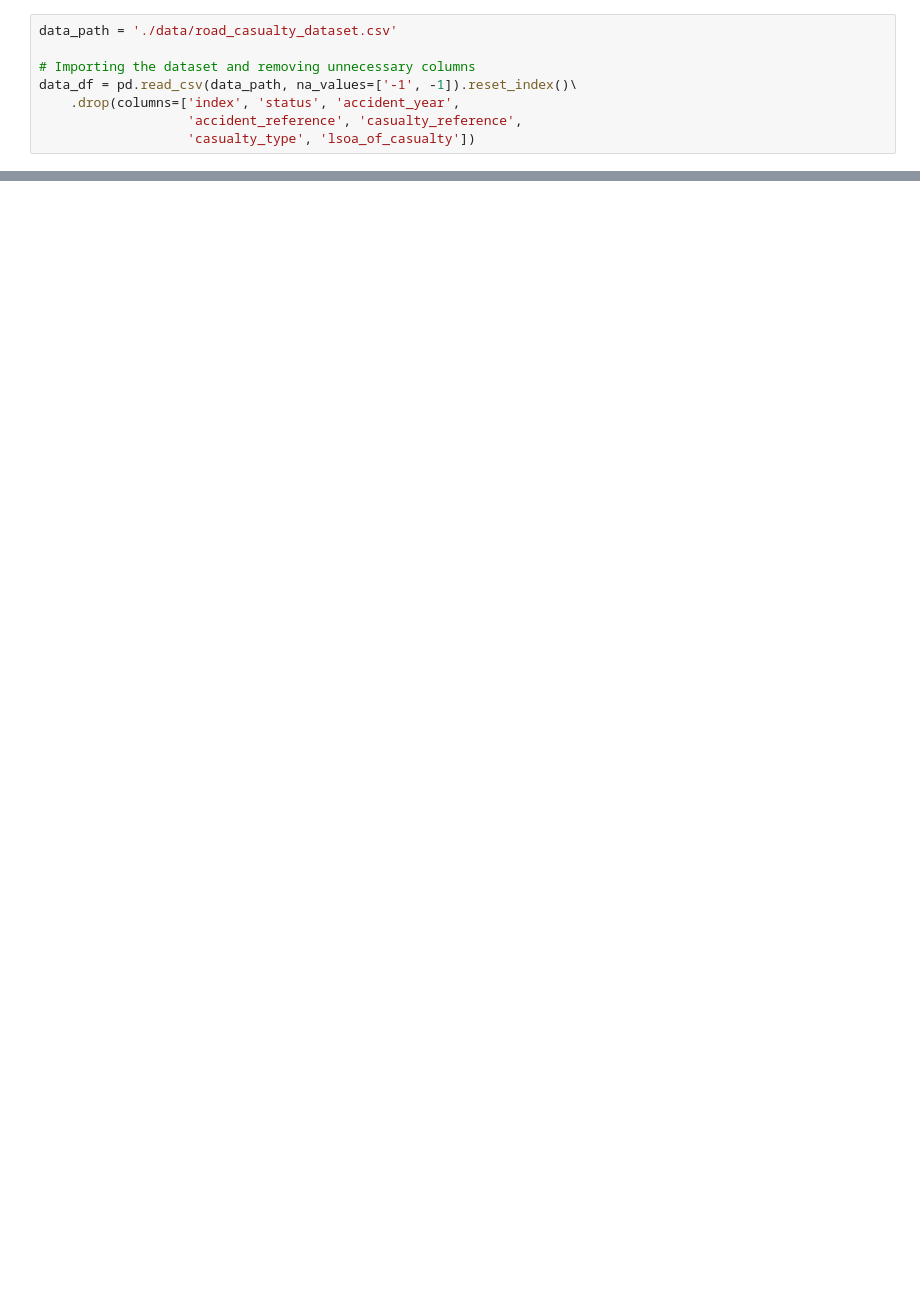
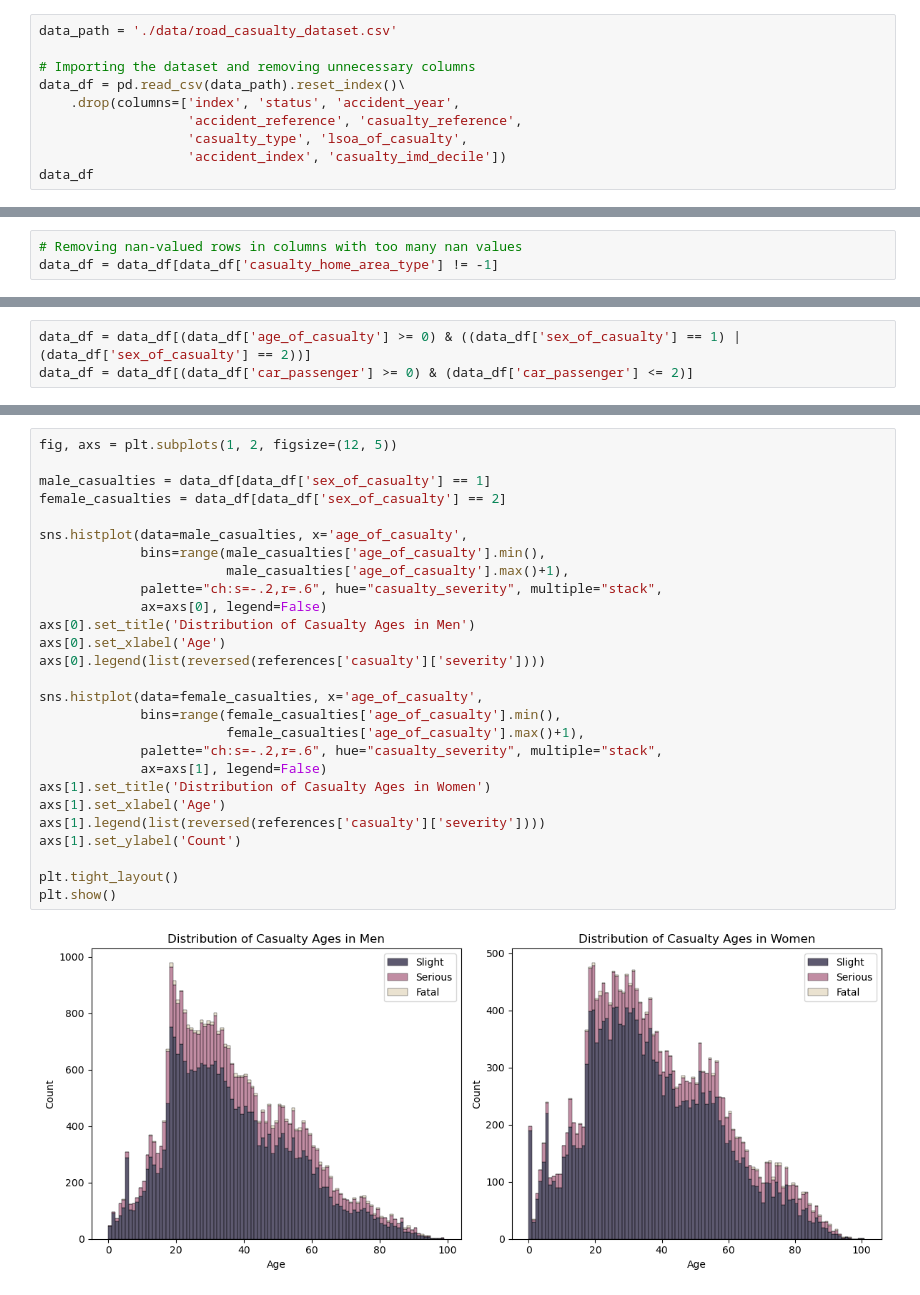
Before and after one commit to MohsenAmiri79/Traffic-Accidents-and-Casualty-Analysis-2022-only, a Jupyter notebook: data_analysis_project.ipynb, the cells around one changed output, grey strips where cells are left out. Cells and saved outputs as stored; diff of their text form; blank space fills up the shorter version.

```diff
--- a/data_analysis_project.ipynb
+++ b/data_analysis_project.ipynb
@@ -14,7 +28,9 @@ from Utilities.references import extract_refs, read_refs
 data_path = './data/road_casualty_dataset.csv'
 
 # Importing the dataset and removing unnecessary columns
-data_df = pd.read_csv(data_path, na_values=['-1', -1]).reset_index()\
+data_df = pd.read_csv(data_path).reset_index()\
     .drop(columns=['index', 'status', 'accident_year',
                    'accident_reference', 'casualty_reference',
-                   'casualty_type', 'lsoa_of_casualty'])
+                   'casualty_type', 'lsoa_of_casualty',
+                   'accident_index', 'casualty_imd_decile'])
+data_df
@@ -20,0 +83,3 @@ data_df = pd.read_csv(data_path, na_values=['-1', -1]).reset_index()\
+# %%
+# Removing nan-valued rows in columns with too many nan values
+data_df = data_df[data_df['casualty_home_area_type'] != -1]
@@ -20,0 +119,3 @@ data_df = pd.read_csv(data_path, na_values=['-1', -1]).reset_index()\
+# %%
+data_df = data_df[(data_df['age_of_casualty'] >= 0) & ((data_df['sex_of_casualty'] == 1) | (data_df['sex_of_casualty'] == 2))]
+data_df = data_df[(data_df['car_passenger'] >= 0) & (data_df['car_passenger'] <= 2)]
@@ -20,0 +237,29 @@ data_df = pd.read_csv(data_path, na_values=['-1', -1]).reset_index()\
+# %%
+fig, axs = plt.subplots(1, 2, figsize=(12, 5))
+
+male_casualties = data_df[data_df['sex_of_casualty'] == 1]
+female_casualties = data_df[data_df['sex_of_casualty'] == 2]
+
+sns.histplot(data=male_casualties, x='age_of_casualty',
+             bins=range(male_casualties['age_of_casualty'].min(),
+                        male_casualties['age_of_casualty'].max()+1),
+             palette="ch:s=-.2,r=.6", hue="casualty_severity", multiple="stack",
+             ax=axs[0], legend=False)
+axs[0].set_title('Distribution of Casualty Ages in Men')
+axs[0].set_xlabel('Age')
+axs[0].legend(list(reversed(references['casualty']['severity'])))
+
+sns.histplot(data=female_casualties, x='age_of_casualty',
+             bins=range(female_casualties['age_of_casualty'].min(),
+                        female_casualties['age_of_casualty'].max()+1),
+             palette="ch:s=-.2,r=.6", hue="casualty_severity", multiple="stack",
+             ax=axs[1], legend=False)
+axs[1].set_title('Distribution of Casualty Ages in Women')
+axs[1].set_xlabel('Age')
+axs[1].legend(list(reversed(references['casualty']['severity'])))
+axs[1].set_ylabel('Count')
+
+plt.tight_layout()
+plt.show()
+# %% [output]
+[figure, added]
```
Also changed, not shown: parts of 33 cells of this notebook, 1 other file.
